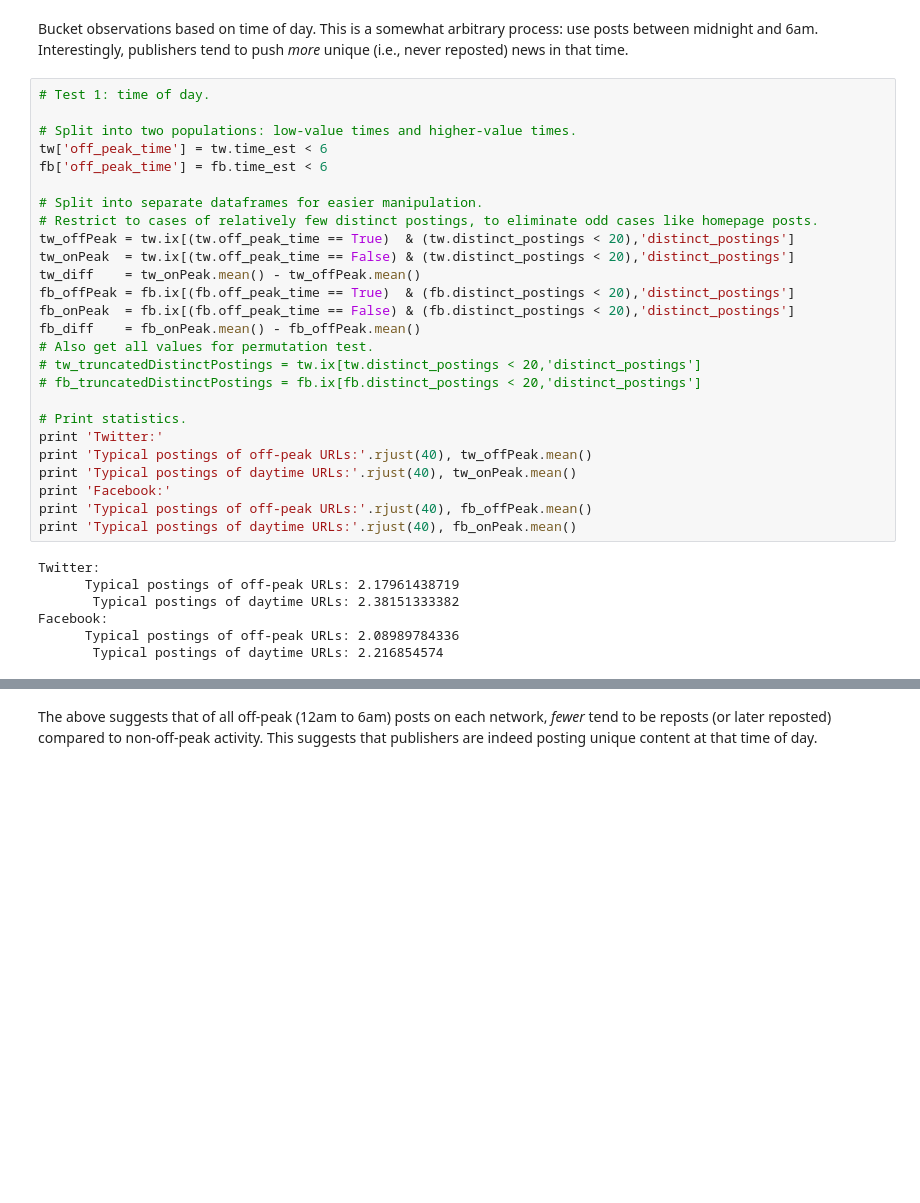
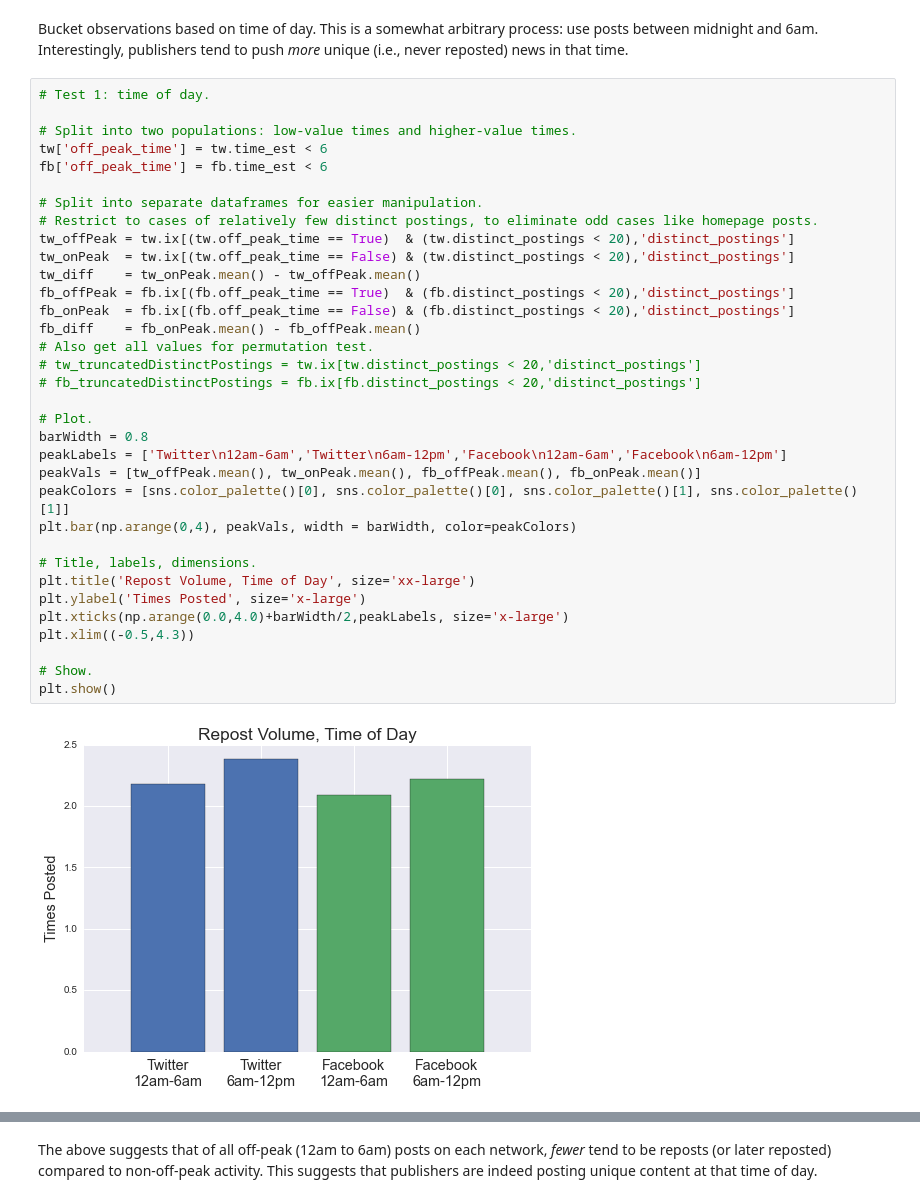
Before and after one commit to micahlanier/social-news, a Jupyter notebook: src/exploration/timeExploration.ipynb, the cells around one changed output, grey strips where cells are left out. Drawn from its saved outputs; the diff is of its cells as text; blank space fills up the shorter version.

```diff
--- a/src/exploration/timeExploration.ipynb
+++ b/src/exploration/timeExploration.ipynb
@@ -401,33 +455,36 @@ Bucket observations based on time of day. This is a somewhat arbitrary process:
 # %%
 # Test 1: time of day.
 
 # Split into two populations: low-value times and higher-value times.
 tw['off_peak_time'] = tw.time_est < 6
 fb['off_peak_time'] = fb.time_est < 6
 
 # Split into separate dataframes for easier manipulation.
 # Restrict to cases of relatively few distinct postings, to eliminate odd cases like homepage posts.
 tw_offPeak = tw.ix[(tw.off_peak_time == True)  & (tw.distinct_postings < 20),'distinct_postings']
 tw_onPeak  = tw.ix[(tw.off_peak_time == False) & (tw.distinct_postings < 20),'distinct_postings']
 tw_diff    = tw_onPeak.mean() - tw_offPeak.mean()
 fb_offPeak = fb.ix[(fb.off_peak_time == True)  & (fb.distinct_postings < 20),'distinct_postings']
 fb_onPeak  = fb.ix[(fb.off_peak_time == False) & (fb.distinct_postings < 20),'distinct_postings']
 fb_diff    = fb_onPeak.mean() - fb_offPeak.mean()
 # Also get all values for permutation test.
 # tw_truncatedDistinctPostings = tw.ix[tw.distinct_postings < 20,'distinct_postings']
 # fb_truncatedDistinctPostings = fb.ix[fb.distinct_postings < 20,'distinct_postings']
 
-# Print statistics.
-print 'Twitter:'
-print 'Typical postings of off-peak URLs:'.rjust(40), tw_offPeak.mean()
-print 'Typical postings of daytime URLs:'.rjust(40), tw_onPeak.mean()
-print 'Facebook:'
-print 'Typical postings of off-peak URLs:'.rjust(40), fb_offPeak.mean()
-print 'Typical postings of daytime URLs:'.rjust(40), fb_onPeak.mean()
+# Plot.
+barWidth = 0.8
+peakLabels = ['Twitter\n12am-6am','Twitter\n6am-12pm','Facebook\n12am-6am','Facebook\n6am-12pm']
+peakVals = [tw_offPeak.mean(), tw_onPeak.mean(), fb_offPeak.mean(), fb_onPeak.mean()]
+peakColors = [sns.color_palette()[0], sns.color_palette()[0], sns.color_palette()[1], sns.color_palette()[1]]
+plt.bar(np.arange(0,4), peakVals, width = barWidth, color=peakColors)
+
+# Title, labels, dimensions.
+plt.title('Repost Volume, Time of Day', size='xx-large')
+plt.ylabel('Times Posted', size='x-large')
+plt.xticks(np.arange(0.0,4.0)+barWidth/2,peakLabels, size='x-large')
+plt.xlim((-0.5,4.3))
+
+# Show.
+plt.show()
 # %% [output]
-Twitter:
-      Typical postings of off-peak URLs: 2.17961438719
-       Typical postings of daytime URLs: 2.38151333382
-Facebook:
-      Typical postings of off-peak URLs: 2.08989784336
-       Typical postings of daytime URLs: 2.216854574
+[figure, added]
```
Also changed, not shown: parts of 8 cells of this notebook.
